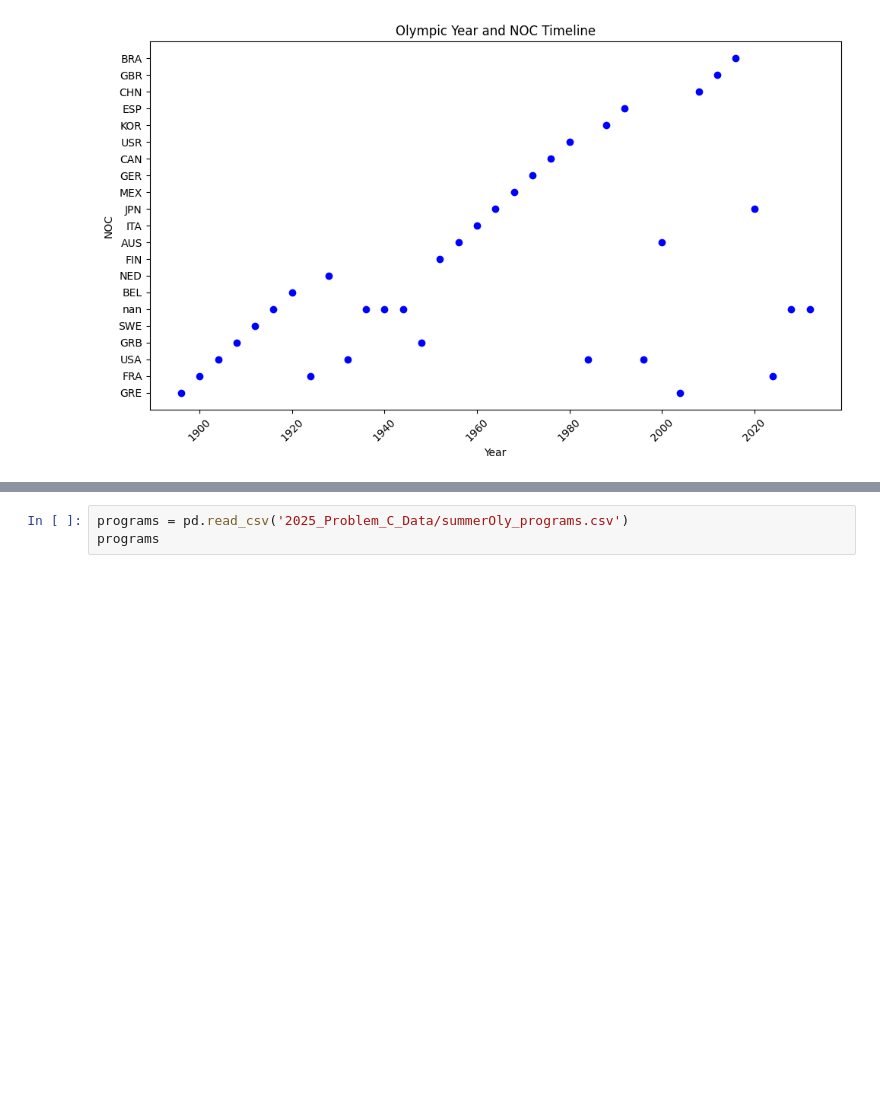
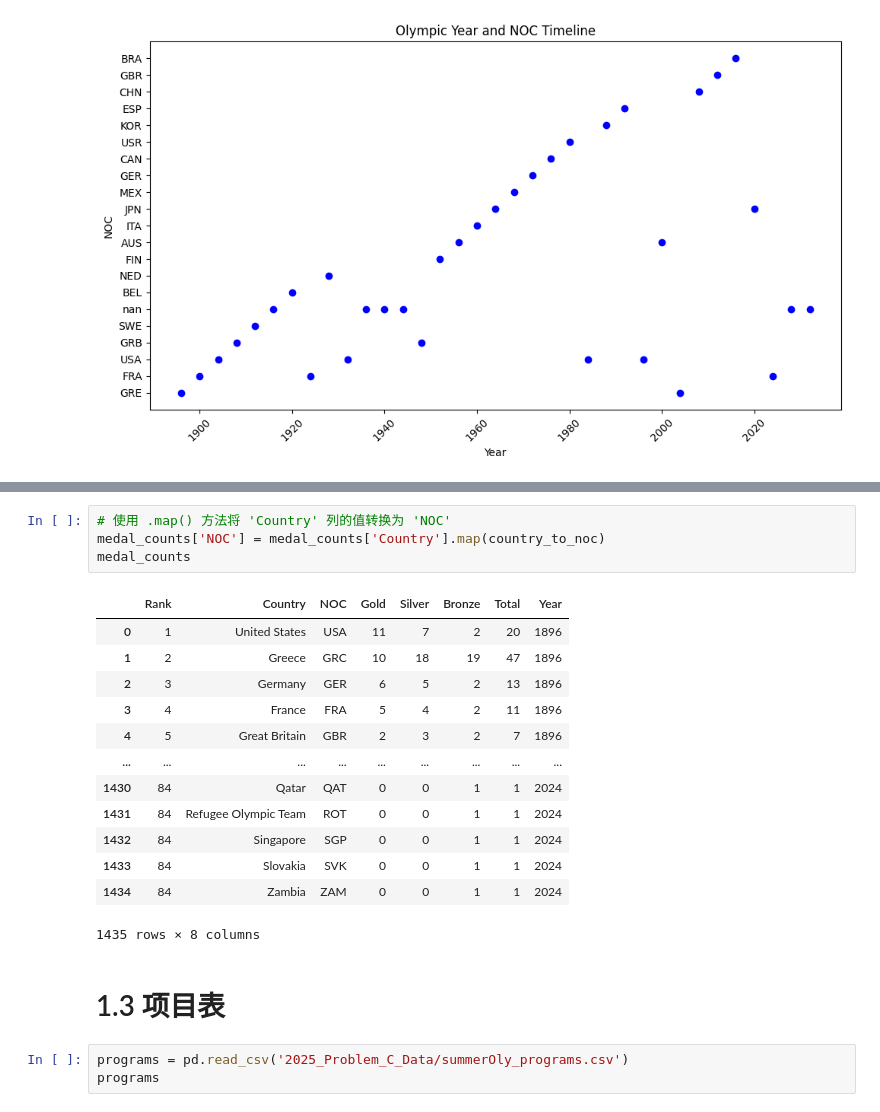
Before and after one commit to rainbowyuyu/MCM, a Jupyter notebook: model_and_code/data_processing.ipynb, the cells around one changed output, grey strips where cells are left out. Saved outputs shown, nothing was run; the diff lists cells and outputs as text; blank space fills up the shorter version.

```diff
--- a/model_and_code/data_processing.ipynb
+++ b/model_and_code/data_processing.ipynb
@@ -78,3 +268,23 @@ medal_counts
+# %%
+# 使用 .map() 方法将 'Country' 列的值转换为 'NOC'
+medal_counts['NOC'] = medal_counts['Country'].map(country_to_noc)
+medal_counts
+# %% [output]
+|  | Rank | Country | NOC | Gold | Silver | Bronze | Total | Year |
+| 0 | 1 | United States | USA | 11 | 7 | 2 | 20 | 1896 |
+| 1 | 2 | Greece | GRC | 10 | 18 | 19 | 47 | 1896 |
+| 2 | 3 | Germany | GER | 6 | 5 | 2 | 13 | 1896 |
+| 3 | 4 | France | FRA | 5 | 4 | 2 | 11 | 1896 |
+| 4 | 5 | Great Britain | GBR | 2 | 3 | 2 | 7 | 1896 |
+| ... | ... | ... | ... | ... | ... | ... | ... | ... |
+| 1430 | 84 | Qatar | QAT | 0 | 0 | 1 | 1 | 2024 |
+| 1431 | 84 | Refugee Olympic Team | ROT | 0 | 0 | 1 | 1 | 2024 |
+| 1432 | 84 | Singapore | SGP | 0 | 0 | 1 | 1 | 2024 |
+| 1433 | 84 | Slovakia | SVK | 0 | 0 | 1 | 1 | 2024 |
+| 1434 | 84 | Zambia | ZAM | 0 | 0 | 1 | 1 | 2024 |
+1435 rows × 8 columns
+# %% [markdown]
+# 1.3 项目表
 # %%
 programs = pd.read_csv('2025_Problem_C_Data/summerOly_programs.csv')
 programs
```
Also changed, not shown: parts of 13 cells of this notebook, 2 other files.
